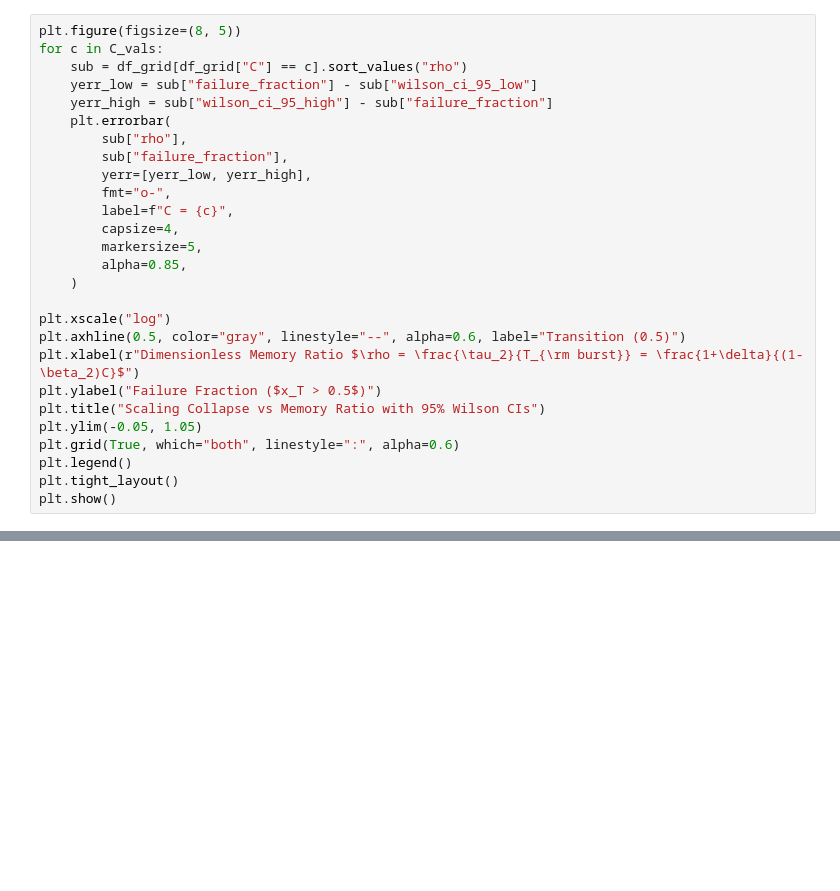
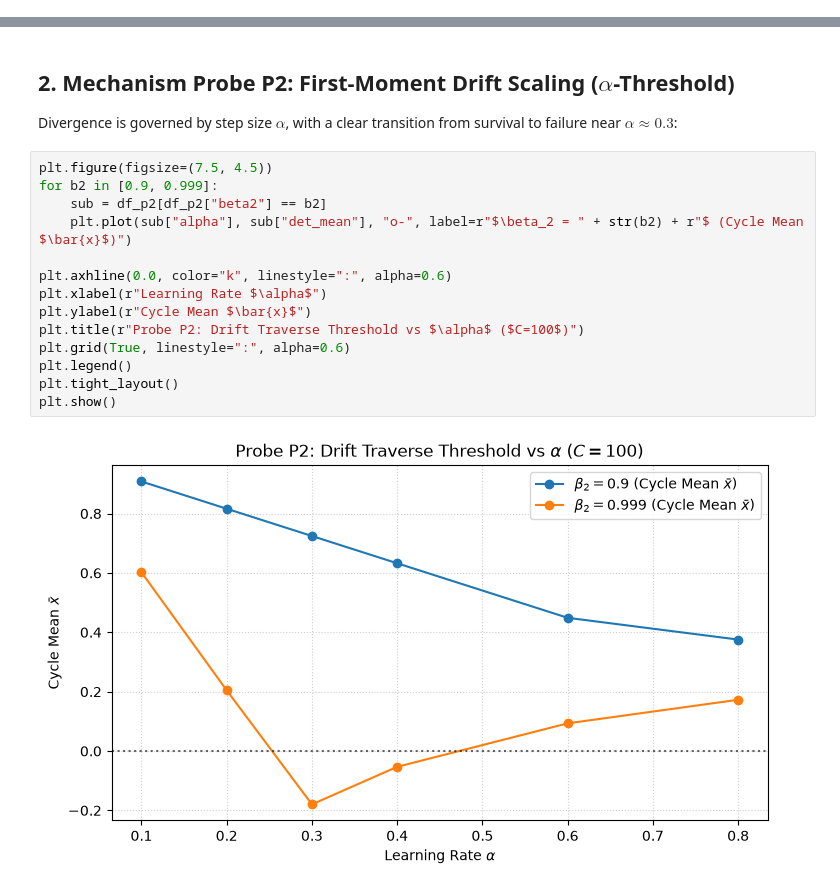
Before and after one commit to mrayanasim09/AMS_grad, a Jupyter notebook: notebooks/03_phase_boundary_analysis.ipynb, the cells around one changed output, grey strips where cells are left out. Cells and saved outputs as stored; diff of their text form; blank space fills up the shorter version.

```diff
--- a/notebooks/03_phase_boundary_analysis.ipynb
+++ b/notebooks/03_phase_boundary_analysis.ipynb
@@ -61,27 +33,0 @@ Equipped with exact 95% Wilson score confidence intervals:
-# %%
-plt.figure(figsize=(8, 5))
-for c in C_vals:
-    sub = df_grid[df_grid["C"] == c].sort_values("rho")
-    yerr_low = sub["failure_fraction"] - sub["wilson_ci_95_low"]
-    yerr_high = sub["wilson_ci_95_high"] - sub["failure_fraction"]
-    plt.errorbar(
-        sub["rho"],
-        sub["failure_fraction"],
-        yerr=[yerr_low, yerr_high],
-        fmt="o-",
-        label=f"C = {c}",
-        capsize=4,
-        markersize=5,
-        alpha=0.85,
-    )
-
-plt.xscale("log")
-plt.axhline(0.5, color="gray", linestyle="--", alpha=0.6, label="Transition (0.5)")
-plt.xlabel(r"Dimensionless Memory Ratio $\rho = \frac{\tau_2}{T_{\rm burst}} = \frac{1+\delta}{(1-\beta_2)C}$")
-plt.ylabel("Failure Fraction ($x_T > 0.5$)")
-plt.title("Scaling Collapse vs Memory Ratio with 95% Wilson CIs")
-plt.ylim(-0.05, 1.05)
-plt.grid(True, which="both", linestyle=":", alpha=0.6)
-plt.legend()
-plt.tight_layout()
-plt.show()
@@ -118,0 +50,19 @@ plt.show()
+# %% [markdown]
+## 2. Mechanism Probe P2: First-Moment Drift Scaling ($\alpha$-Threshold)
+Divergence is governed by step size $\alpha$, with a clear transition from survival to failure near $\alpha \approx 0.3$:
+# %%
+plt.figure(figsize=(7.5, 4.5))
+for b2 in [0.9, 0.999]:
+    sub = df_p2[df_p2["beta2"] == b2]
+    plt.plot(sub["alpha"], sub["det_mean"], "o-", label=r"$\beta_2 = " + str(b2) + r"$ (Cycle Mean $\bar{x}$)")
+
+plt.axhline(0.0, color="k", linestyle=":", alpha=0.6)
+plt.xlabel(r"Learning Rate $\alpha$")
+plt.ylabel(r"Cycle Mean $\bar{x}$")
+plt.title(r"Probe P2: Drift Traverse Threshold vs $\alpha$ ($C=100$)")
+plt.grid(True, linestyle=":", alpha=0.6)
+plt.legend()
+plt.tight_layout()
+plt.show()
+# %% [output]
+[figure, added]
```
Also changed, not shown: parts of 13 cells of this notebook, 19 other files.
